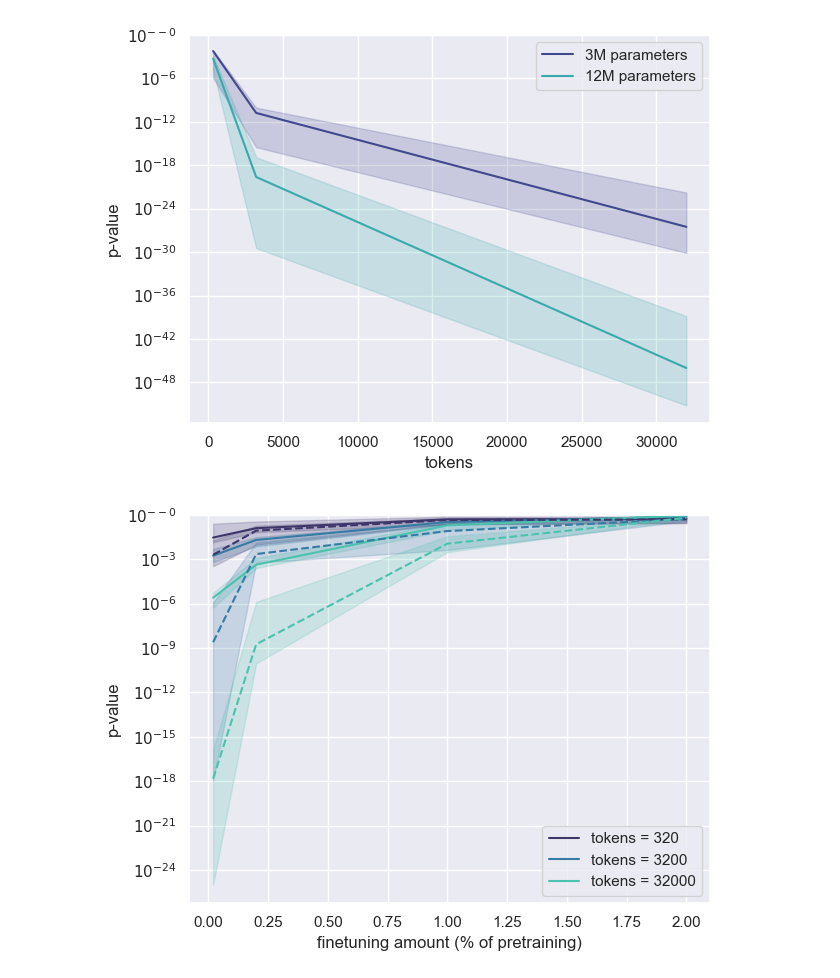
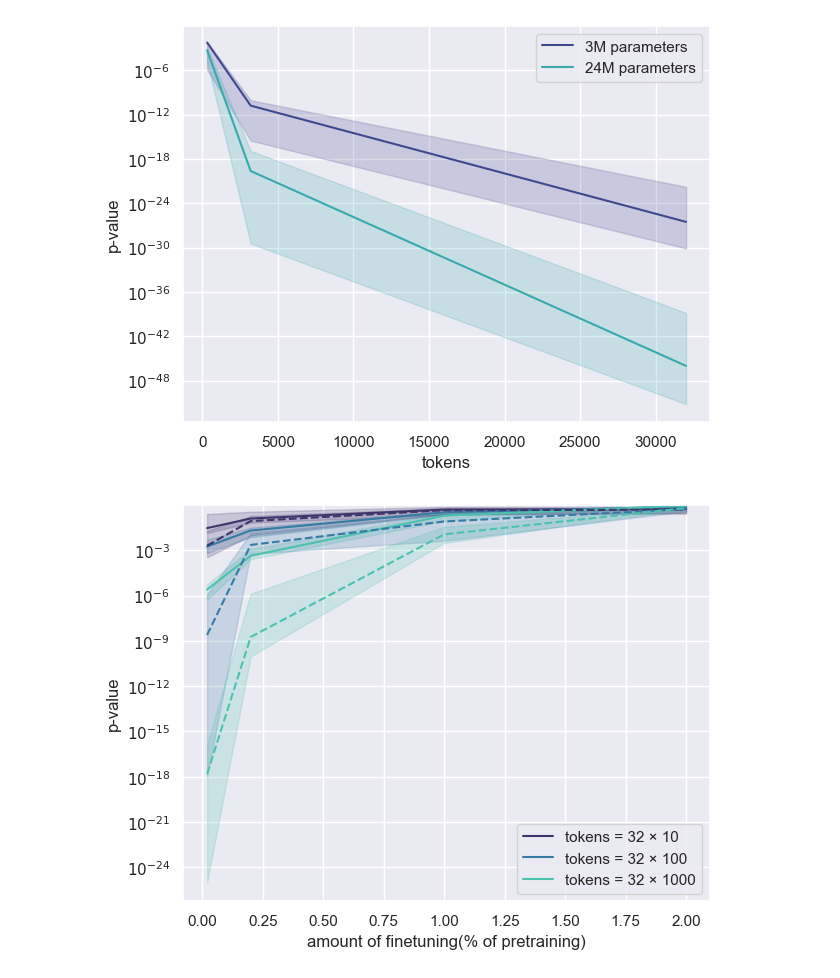
Before and after one commit to RohithKuditipudi/blackbox-model-tracing, a Jupyter notebook: notebooks/observation-tinystories.ipynb, the cells around one changed output. Saved outputs shown, nothing was run; the diff lists cells and outputs as text; code cells hidden in the pictures.

```diff
--- a/notebooks/observation-tinystories.ipynb
+++ b/notebooks/observation-tinystories.ipynb
@@ -427,7 +257,7 @@ for finetune_on_test in ["false","true"]:
             styles.append('-')
 
         plot_configs.append(plot_config)
-        plot_names.append(f"tokens = {n_sample * 32}")
+        plot_names.append(f"tokens = 32 × {n_sample}")
 
 colors = get_colors(len(n_sample_sweep)) * 2
 
@@ -440,9 +270,10 @@ get_plot(
     sweep_param,
     sweep_values,
     x_transform=lambda x : (x/500000)*100,
-    xlabel="finetuning amount (% of pretraining)",
+    xlabel="amount of finetuning(% of pretraining)",
     styles=styles,
     colors=colors,
-    in_legend=in_legend
+    in_legend=in_legend,
+    save_path="../figures/main-tinystories-finetune.png"
 )
 # %% [output]
@@ -467,7 +298,7 @@ for partial_model_index in [4,3,2,1,0]:
     plot_config["partial_model_index"] = partial_model_index
 
     plot_configs.append(plot_config)
-    plot_names.append(f"retraining % = {int((5-partial_model_index)/0.5)}")
+    plot_names.append(f"amount of retraining = {int((5-partial_model_index)/0.5)}%")
 
 
 sweep_param = "n_finetune"
@@ -481,7 +312,8 @@ get_plot(
     sweep_param,
     sweep_values,
     x_transform=lambda x : (x/500000)*100,
-    xlabel="finetuning amount (% of pretraining)",
+    xlabel="amount of finetuning (% of pretraining)",
     colors=colors,
+    save_path="../figures/appendix-tinystories-finetune.png"
 )
 # %% [output]
@@ -505,7 +337,7 @@ for n_sample in [10,100]:
     plot_config["n_sample"] = n_sample
 
     plot_configs.append(plot_config)
-    plot_names.append(f"tokens = {n_sample * 32}")
+    plot_names.append(f"tokens = 32 × {n_sample}")
 
 
 sweep_param = "temperature"
@@ -518,7 +350,8 @@ get_plot(
     plot_names,
     sweep_param,
     sweep_values,
-    xlabel="temperature",
+    xlabel="sampling temperature",
     colors=colors,
+    save_path="../figures/appendix-tinystories-temperature.png"
 )
 # %% [output]
@@ -537,7 +370,7 @@ base_config = {
 }
 model_configs = {
     "3M": {},
-    "12M": {
+    "24M": {
         "hidden_size": 512,
         "intermediate_size": 1024,
         "num_hidden_layers": 8,
@@ -545,12 +378,12 @@ model_configs = {
 }
 
 plot_configs,plot_names = [],[]
-for model_size in ["3M","12M"]:
+for model_size in ["3M","24M"]:
     plot_config = {k : v for k,v in base_config.items()}
     plot_config.update(model_configs[model_size])
 
     plot_configs.append(plot_config)
-    plot_names.append(f"{model_size}")
+    plot_names.append(f"{model_size} parameters")
 
 
 sweep_param = "n_sample"
@@ -566,9 +399,10 @@ get_plot(
     x_transform=lambda x : x * 32,
     xlabel="tokens",
     colors=colors,
+    save_path="../figures/appendix-tinystories-model-size-basic.png"
 )
 # %% [output]
-[figure, old version]
+[figure, new version]
 # %%
 base_config = {
     "save_dir": './not-a-test',
@@ -582,7 +416,7 @@ base_config = {
 
 model_configs = {
     "3M": {},
-    "12M": {
+    "24M": {
         "hidden_size": 512,
         "intermediate_size": 1024,
         "num_hidden_layers": 8,
@@ -593,37 +427,38 @@ plot_configs,plot_names = [],[]
 styles,in_legend = [],[]
 n_sample_sweep = [10, 100, 1000]
 
-for size in ["3M","12M"]:
+for size in ["3M","24M"]:
     for n_sample in n_sample_sweep:
         plot_config = {k : v for k,v in base_config.items()}
         plot_config["n_sample"] = n_sample
         plot_config.update(model_configs[size])
 
-        if size == "12M":
+        if size == "24M":
             in_legend.append(False)
             styles.append('--')
         else:
             in_legend.append(True)
             styles.append('-')
 
         plot_configs.append(plot_config)
-        plot_names.append(f"tokens = {n_sample * 32}")
+        plot_names.append(f"tokens = 32 × {n_sample}")
 
 colors = get_colors(len(n_sample_sweep)) * 2
 
 sweep_param = "n_finetune"
 sweep_values = [100, 1000, 5000, 10000]
 
 get_plot(
     plot_configs,
     plot_names,
     sweep_param,
     sweep_values,
     x_transform=lambda x : (x/500000)*100,
-    xlabel="finetuning amount (% of pretraining)",
+    xlabel="amount of finetuning(% of pretraining)",
     styles=styles,
     colors=colors,
-    in_legend=in_legend
+    in_legend=in_legend,
+    save_path="../figures/appendix-tinystories-model-size-finetune.png"
 )
 # %% [output]
-[figure, old version]
+[figure, new version]
```
Also changed, not shown: parts of 13 cells of this notebook, 3 other files.
